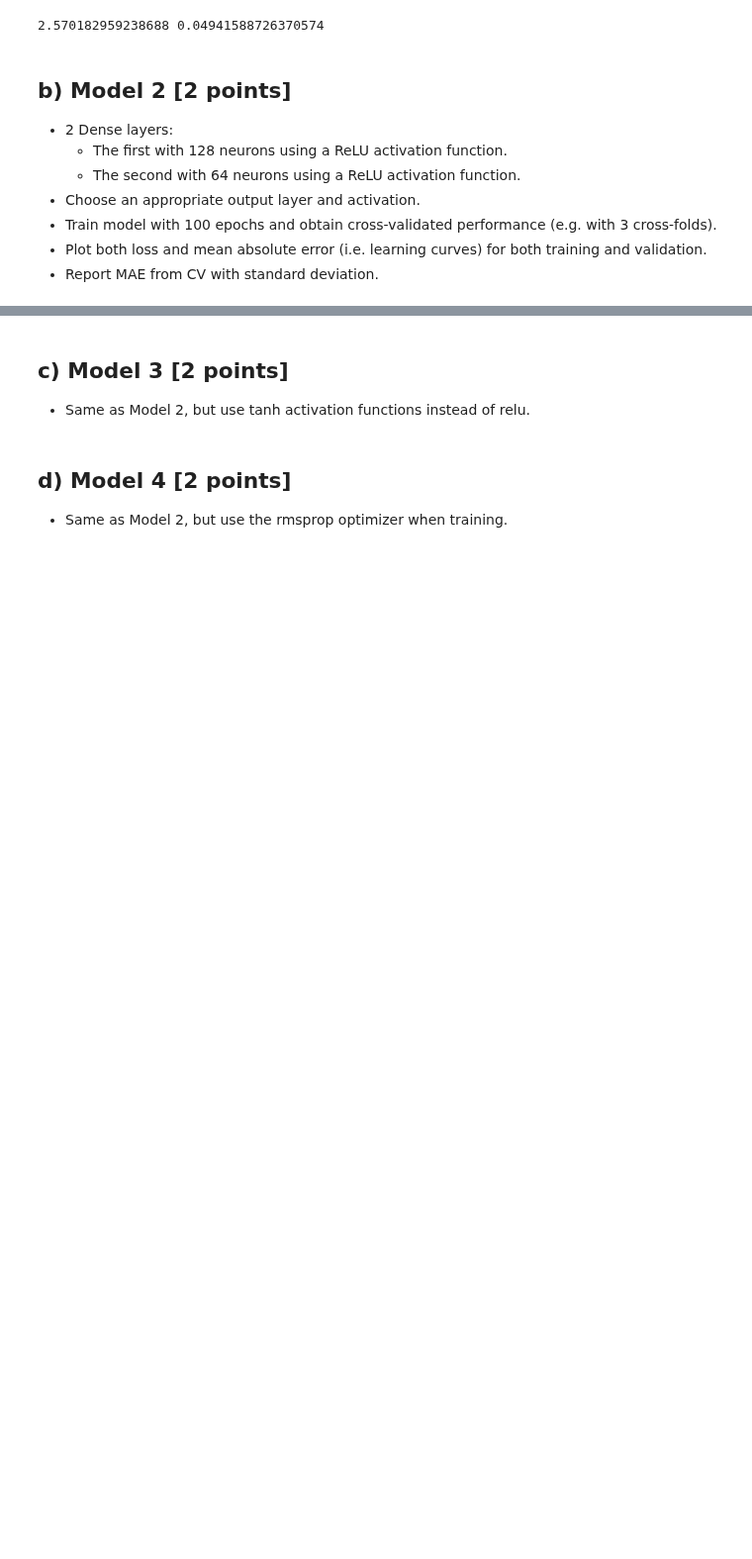
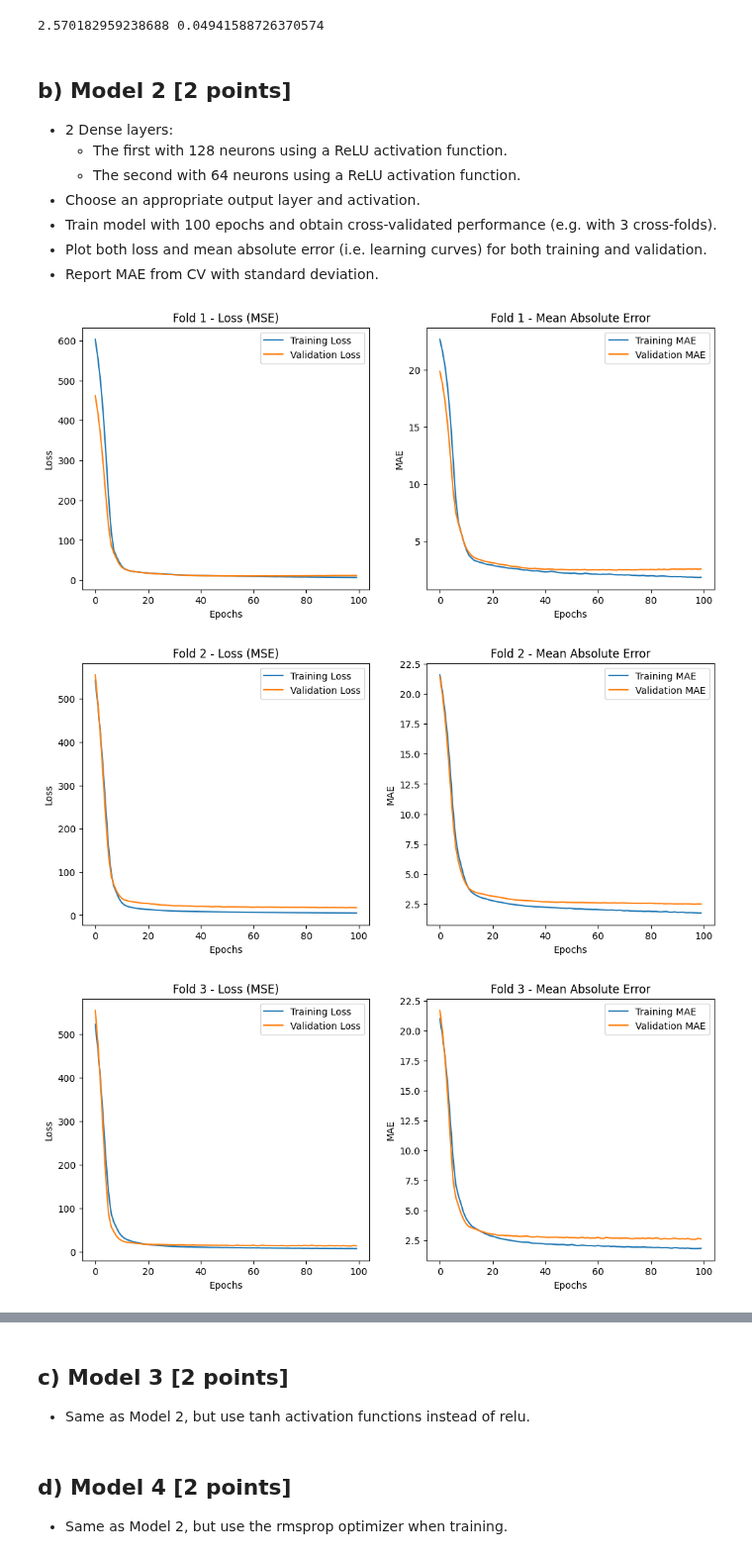
Before and after one commit to assalnekoufar/ML-DL, a Jupyter notebook: Module 2 - Model Tuning/Assignment 1 - Deep Learning using Keras/SCS_3546_Assignment_01_Fall2023.ipynb, the cells around one changed output, grey strips where cells are left out. Shown at 99% size. Drawn from its saved outputs; the diff is of its cells as text; code cells hidden in the pictures; blank space fills up the shorter version.

```diff
--- a/Module 2 - Model Tuning/Assignment 1 - Deep Learning using Keras/SCS_3546_Assignment_01_Fall2023.ipynb
+++ b/Module 2 - Model Tuning/Assignment 1 - Deep Learning using Keras/SCS_3546_Assignment_01_Fall2023.ipynb
@@ -540,3 +540,8 @@ print(mean_mae,std_mae)
 # be sure to comment on your results for each and every question, describing not just
 # the what, but the 'how' and 'why' where possible, to demonstrate your understanding of
 # course content
+# %%
+# Prepare K-Fold Cross-Validation
+kf = KFold(n_splits = 3, shuffle= True, random_state=42)
+cv_mae_scores2 = []
+all_histories2 = []
@@ -542,0 +574,28 @@ print(mean_mae,std_mae)
+# %%
+#Plot both loss and mean absolute error (i.e. learning curves) for both training and validation.
+for i, hist in enumerate(all_histories2, 1):
+    plt.figure(figsize=(12, 5))
+
+    # Plot Loss
+    plt.subplot(1, 2, 1)
+    plt.plot(hist.history['loss'], label='Training Loss')
+    plt.plot(hist.history['val_loss'], label='Validation Loss')
+    plt.title(f'Fold {i} - Loss (MSE)')
+    plt.xlabel('Epochs')
+    plt.ylabel('Loss')
+    plt.legend()
+
+    # Plot MAE
+    plt.subplot(1, 2, 2)
+    plt.plot(hist.history['mae'], label='Training MAE')
+    plt.plot(hist.history['val_mae'], label='Validation MAE')
+    plt.title(f'Fold {i} - Mean Absolute Error')
+    plt.xlabel('Epochs')
+    plt.ylabel('MAE')
+    plt.legend()
+
+    plt.show()
+# %% [output]
+[figure, added]
+[figure, added]
+[figure, added]
```
Also changed, not shown: parts of 2 cells of this notebook.
